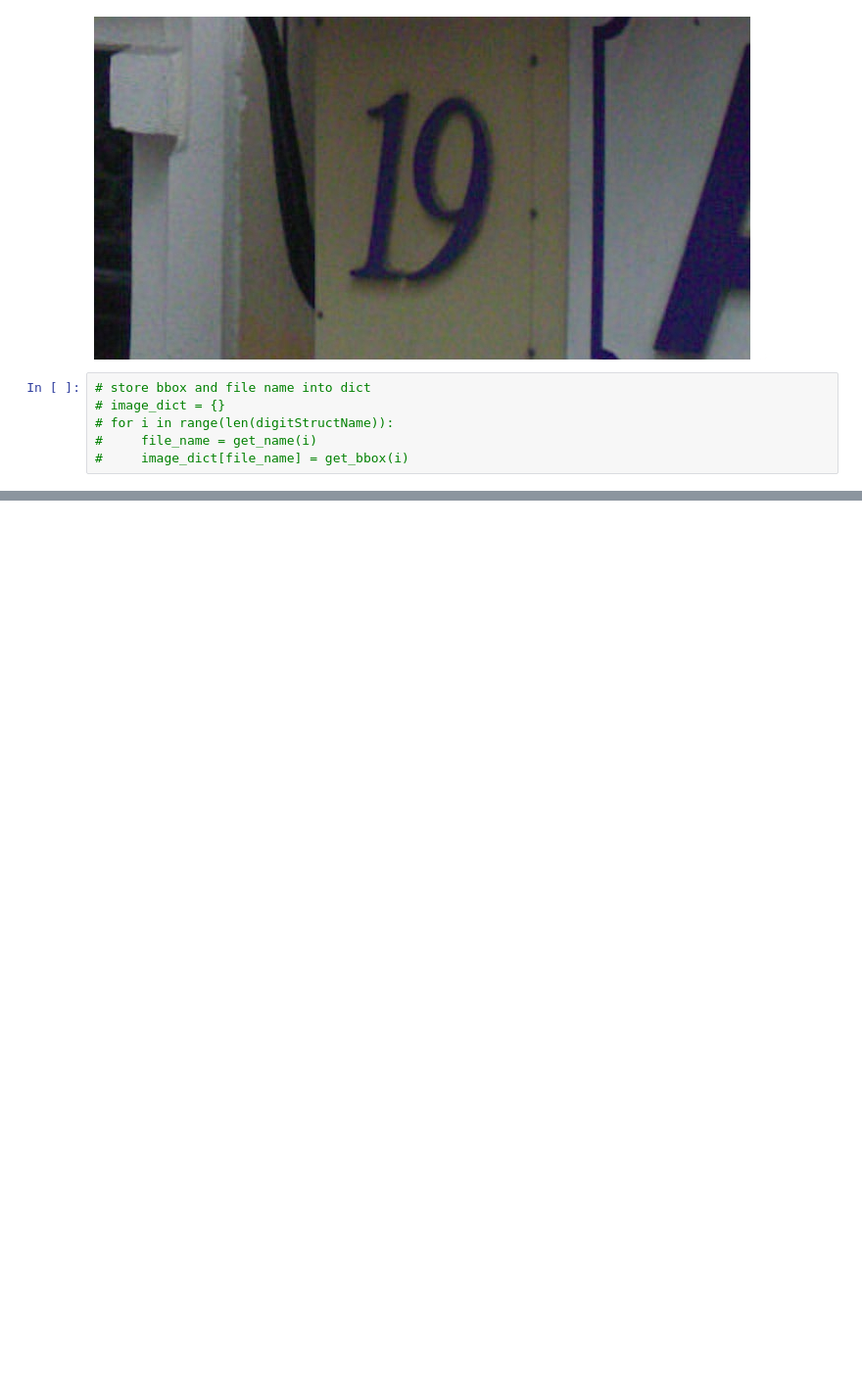
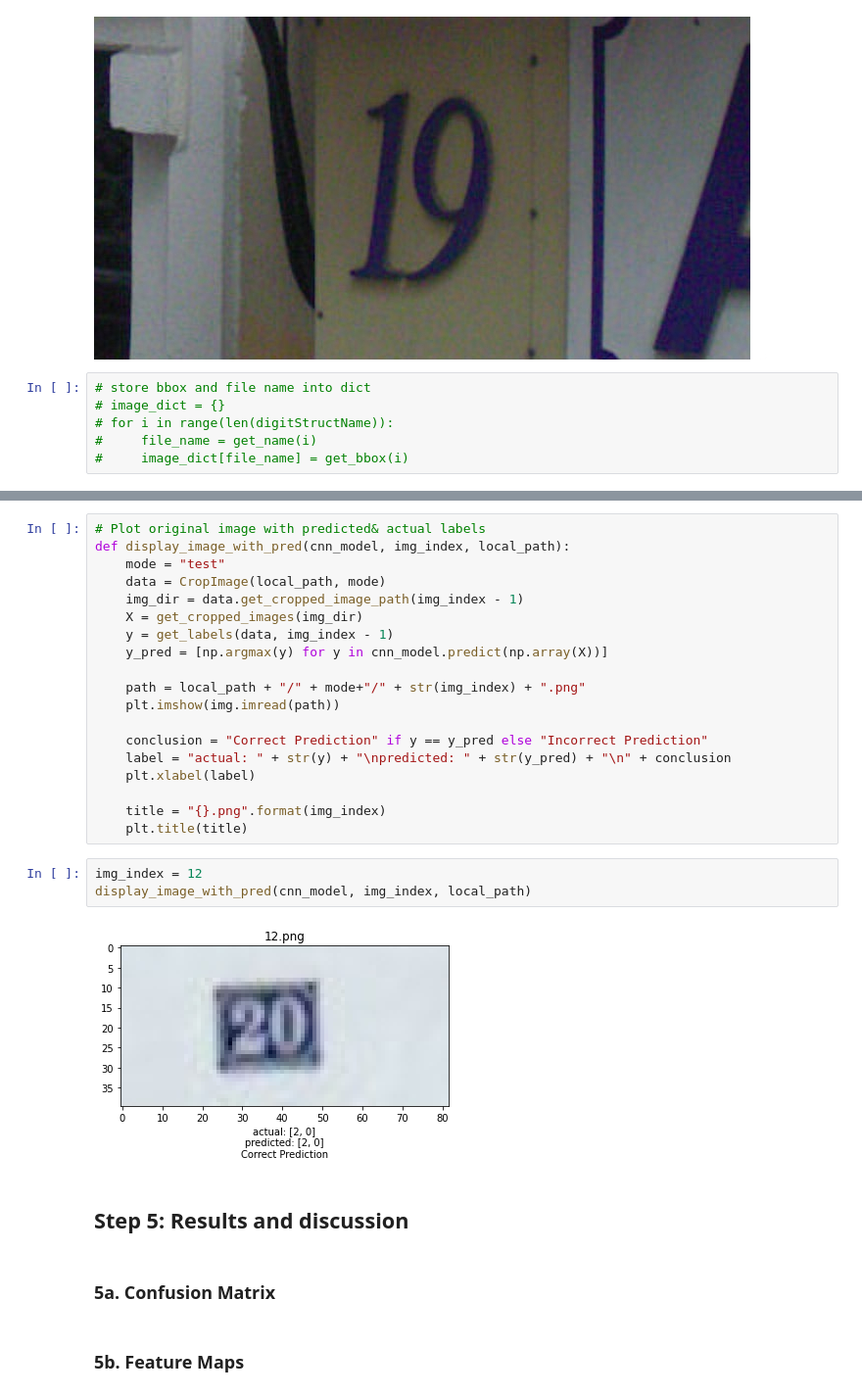
Before and after one commit to FilbertZBW/CNN_SVHN, a Jupyter notebook: CNN.ipynb, the cells around one changed output, grey strips where cells are left out. Shown at 98% size. Drawn from its saved outputs; the diff is of its cells as text; blank space fills up the shorter version.

```diff
--- a/CNN.ipynb
+++ b/CNN.ipynb
@@ -280,0 +483,30 @@ ci_test.get_cropped_image_path(13065)
+# %%
+# Plot original image with predicted& actual labels
+def display_image_with_pred(cnn_model, img_index, local_path):
+    mode = "test"
+    data = CropImage(local_path, mode)
+    img_dir = data.get_cropped_image_path(img_index - 1)
+    X = get_cropped_images(img_dir)
+    y = get_labels(data, img_index - 1)
+    y_pred = [np.argmax(y) for y in cnn_model.predict(np.array(X))]
+
+    path = local_path + "/" + mode+"/" + str(img_index) + ".png"
+    plt.imshow(img.imread(path))
+
+    conclusion = "Correct Prediction" if y == y_pred else "Incorrect Prediction"
+    label = "actual: " + str(y) + "\npredicted: " + str(y_pred) + "\n" + conclusion
+    plt.xlabel(label)
+
+    title = "{}.png".format(img_index)
+    plt.title(title)
+# %%
+img_index = 12
+display_image_with_pred(cnn_model, img_index, local_path)
+# %% [output]
+[figure, added]
+# %% [markdown]
+## Step 5: Results and discussion
+# %% [markdown]
+### 5a. Confusion Matrix
+# %% [markdown]
+### 5b. Feature Maps
```
Also changed, not shown: parts of 24 cells of this notebook.
